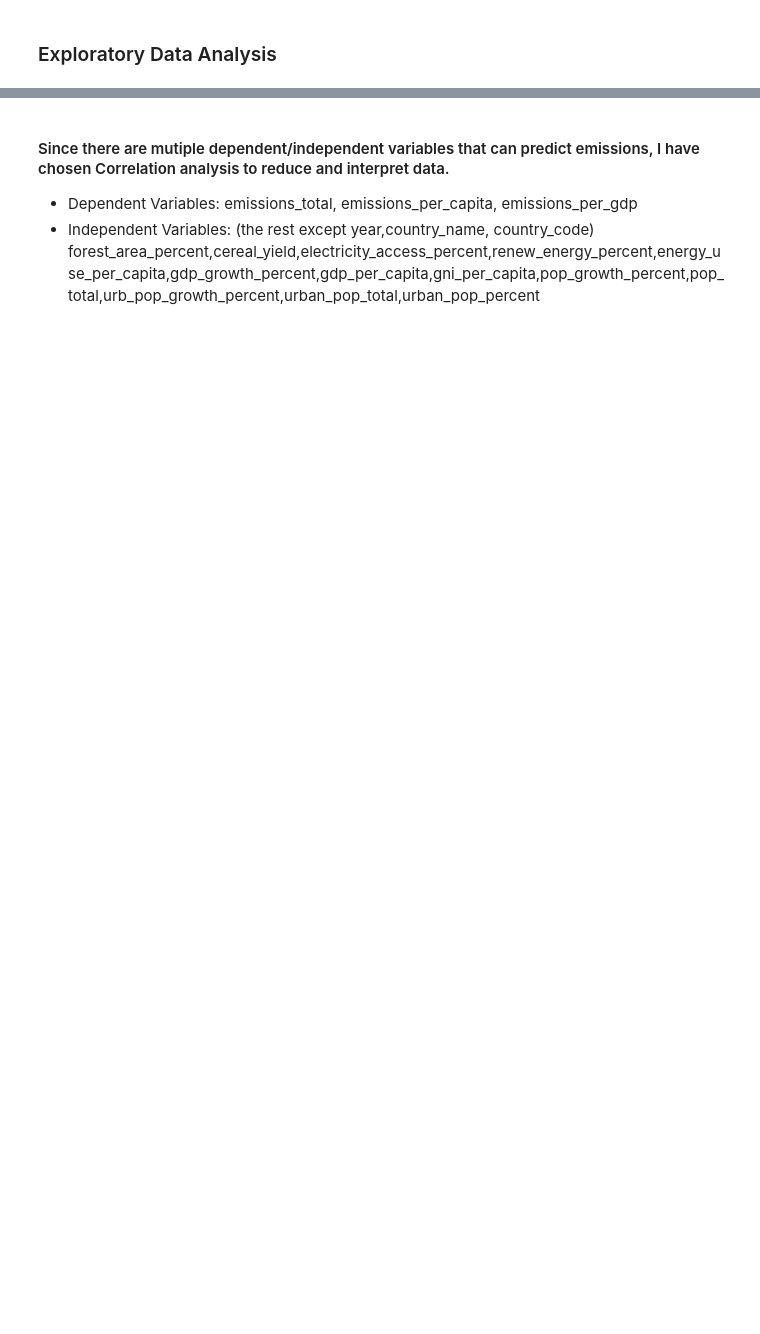
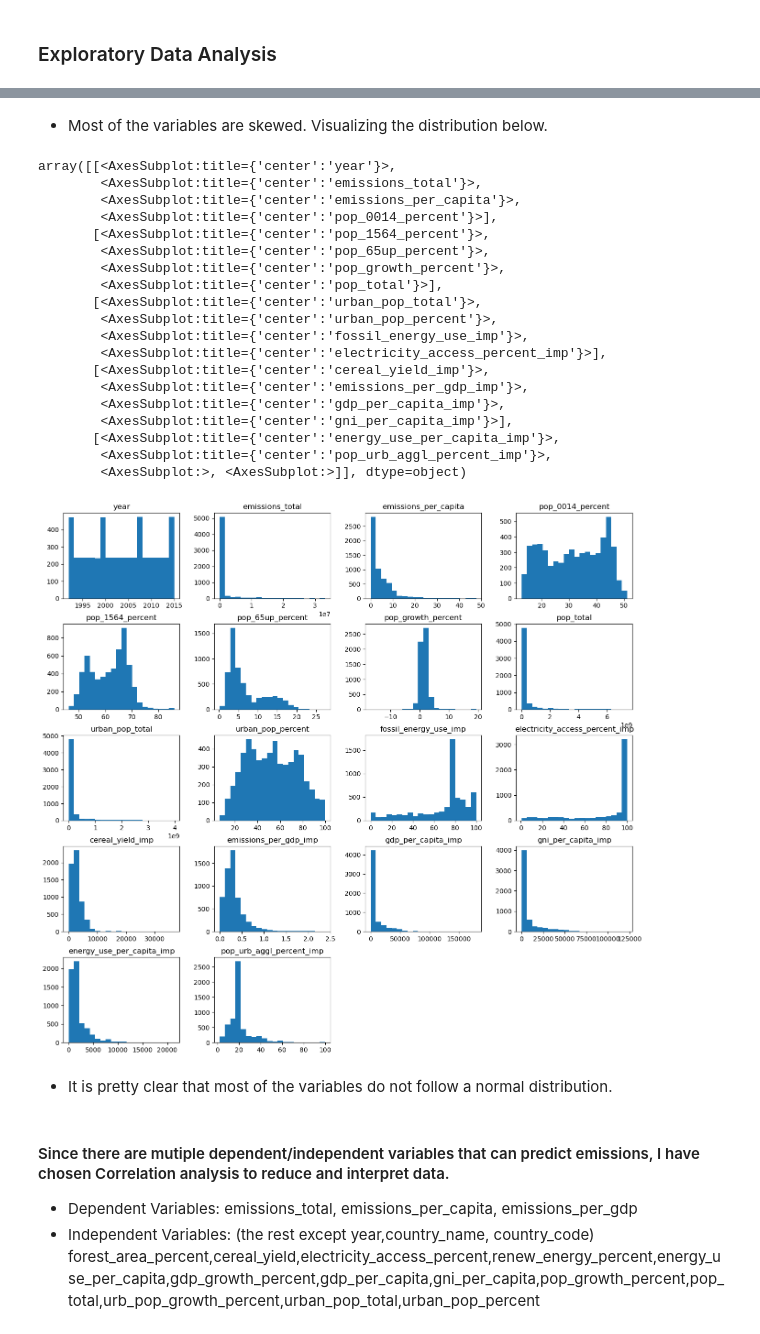
Before and after one commit to sahithig1/capstone_greenhouse_emissions, a Jupyter notebook: emissions_model.ipynb, the cells around one changed output, grey strips where cells are left out. Saved outputs shown, nothing was run; the diff lists cells and outputs as text; code cells hidden in the pictures; blank space fills up the shorter version.

```diff
--- a/emissions_model.ipynb
+++ b/emissions_model.ipynb
@@ -125,3 +150,33 @@ emissions_df.describe()
+# %% [markdown]
+- Most of the variables are skewed. Visualizing the distribution below.
+# %%
+# Inspect distribution with histograms for numerical values in data frame
+emissions_df.hist(grid=False,
+       figsize=(16, 15),
+       bins=20)
+# %% [output]
+array([[<AxesSubplot:title={'center':'year'}>,
+        <AxesSubplot:title={'center':'emissions_total'}>,
+        <AxesSubplot:title={'center':'emissions_per_capita'}>,
+        <AxesSubplot:title={'center':'pop_0014_percent'}>],
+       [<AxesSubplot:title={'center':'pop_1564_percent'}>,
+        <AxesSubplot:title={'center':'pop_65up_percent'}>,
+        <AxesSubplot:title={'center':'pop_growth_percent'}>,
+        <AxesSubplot:title={'center':'pop_total'}>],
+       [<AxesSubplot:title={'center':'urban_pop_total'}>,
+        <AxesSubplot:title={'center':'urban_pop_percent'}>,
+        <AxesSubplot:title={'center':'fossil_energy_use_imp'}>,
+        <AxesSubplot:title={'center':'electricity_access_percent_imp'}>],
+       [<AxesSubplot:title={'center':'cereal_yield_imp'}>,
+        <AxesSubplot:title={'center':'emissions_per_gdp_imp'}>,
+        <AxesSubplot:title={'center':'gdp_per_capita_imp'}>,
+        <AxesSubplot:title={'center':'gni_per_capita_imp'}>],
+       [<AxesSubplot:title={'center':'energy_use_per_capita_imp'}>,
+        <AxesSubplot:title={'center':'pop_urb_aggl_percent_imp'}>,
+        <AxesSubplot:>, <AxesSubplot:>]], dtype=object)
+[figure, added]
+# %% [markdown]
+- It is pretty clear that most of the variables do not follow a normal distribution.
 # %% [markdown]
 #### Since there are mutiple dependent/independent variables that can predict emissions, I have chosen Correlation analysis to reduce and interpret data.
 - Dependent Variables: emissions_total, emissions_per_capita, emissions_per_gdp
```
Also changed, not shown: parts of 8 cells of this notebook.
